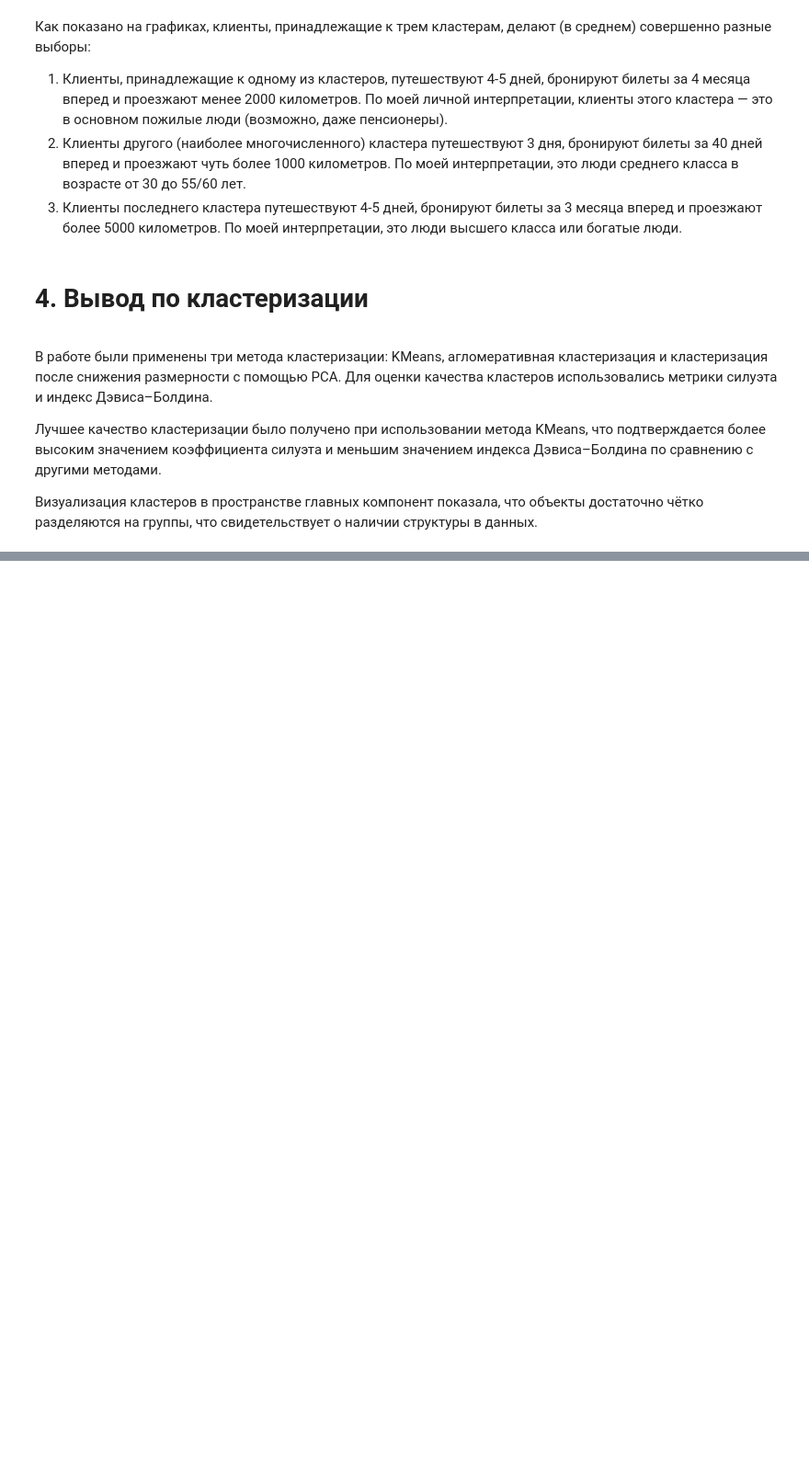
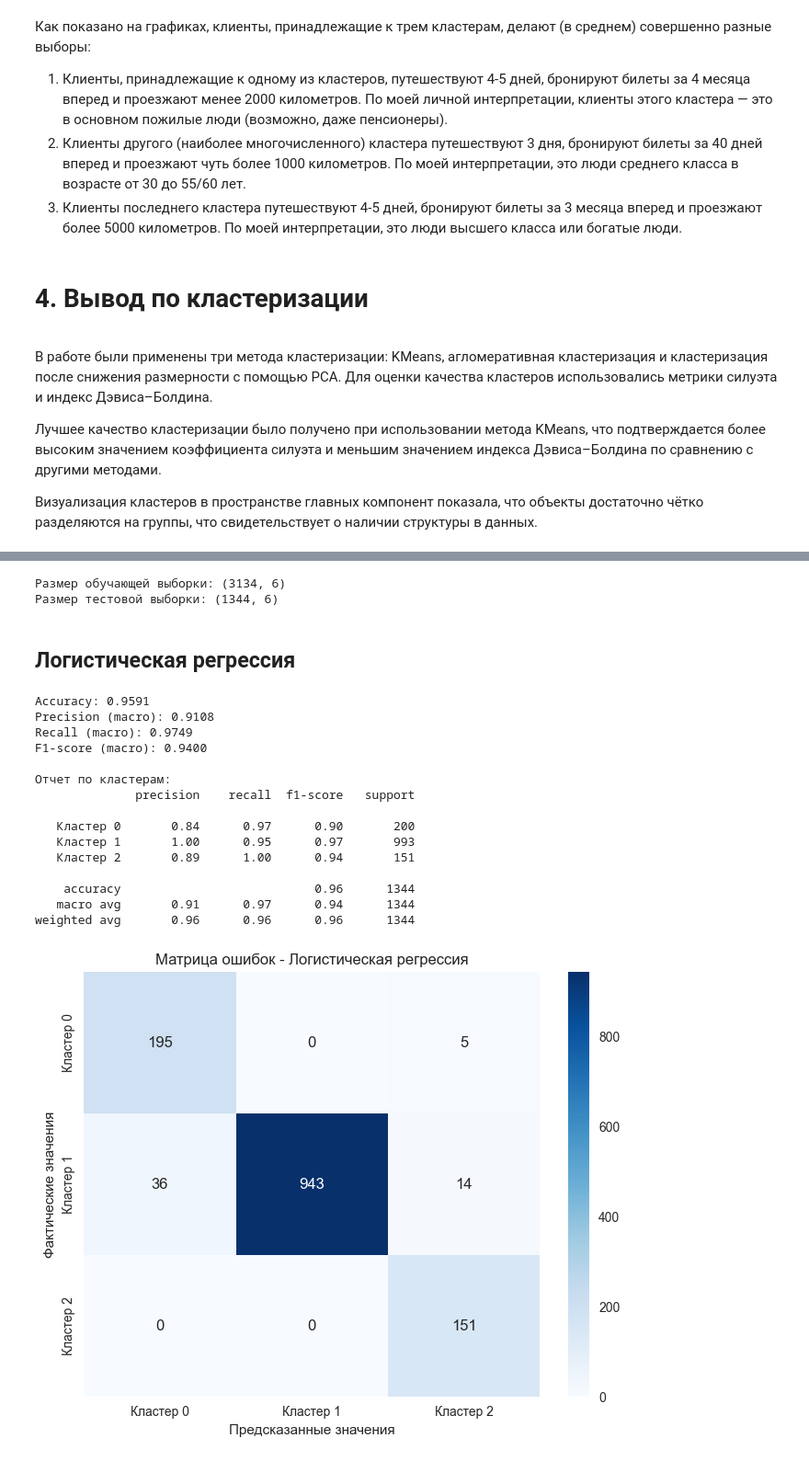
Before and after one commit to ArtemKrutoiy123/team_work_travel, a Jupyter notebook: travels_clasterization.ipynb, the cells around one changed output, grey strips where cells are left out. Shown at 92% size. Drawn from its saved outputs; the diff is of its cells as text; code cells hidden in the pictures; blank space fills up the shorter version.

```diff
--- a/travels_clasterization.ipynb
+++ b/travels_clasterization.ipynb
@@ -866,0 +979,63 @@ plt.tight_layout()
+# %%
+from sklearn.model_selection import train_test_split, cross_val_score, StratifiedKFold
+from sklearn.linear_model import LogisticRegression
+from sklearn.ensemble import RandomForestClassifier
+from sklearn.svm import SVC
+from sklearn.metrics import (classification_report, confusion_matrix, accuracy_score, precision_score, recall_score, f1_score)
+import joblib
+import warnings
+warnings.filterwarnings('ignore')
+
+X = city_groups_scl[features].copy()
+y = yhat.copy()
+
+X_train, X_test, y_train, y_test = train_test_split(
+    X, y, test_size=0.3, random_state=42, stratify=y
+)
+
+print(f"Размер обучающей выборки: {X_train.shape}")
+print(f"Размер тестовой выборки: {X_test.shape}")
+# %% [output]
+Размер обучающей выборки: (3134, 6)
+Размер тестовой выборки: (1344, 6)
+# %% [markdown]
+## Логистическая регрессия
+# %%
+lr_model = LogisticRegression(max_iter=1000, random_state=42, class_weight='balanced')
+lr_model.fit(X_train, y_train)
+
+y_pred_lr = lr_model.predict(X_test)
+
+print(f"Accuracy: {accuracy_score(y_test, y_pred_lr):.4f}")
+print(f"Precision (macro): {precision_score(y_test, y_pred_lr, average='macro'):.4f}")
+print(f"Recall (macro): {recall_score(y_test, y_pred_lr, average='macro'):.4f}")
+print(f"F1-score (macro): {f1_score(y_test, y_pred_lr, average='macro'):.4f}")
+print("\nОтчет по кластерам:")
+print(classification_report(y_test, y_pred_lr, target_names=['Кластер 0', 'Кластер 1', 'Кластер 2']))
+
+plt.figure(figsize=(8, 6))
+cm = confusion_matrix(y_test, y_pred_lr)
+sns.heatmap(cm, annot=True, fmt='d', cmap='Blues',
+            xticklabels=['Кластер 0', 'Кластер 1', 'Кластер 2'],
+            yticklabels=['Кластер 0', 'Кластер 1', 'Кластер 2'])
+plt.title('Матрица ошибок - Логистическая регрессия')
+plt.ylabel('Фактические значения')
+plt.xlabel('Предсказанные значения')
+plt.show()
+# %% [output]
+Accuracy: 0.9591
+Precision (macro): 0.9108
+Recall (macro): 0.9749
+F1-score (macro): 0.9400
+
+Отчет по кластерам:
+              precision    recall  f1-score   support
+
+   Кластер 0       0.84      0.97      0.90       200
+   Кластер 1       1.00      0.95      0.97       993
+   Кластер 2       0.89      1.00      0.94       151
+
+    accuracy                           0.96      1344
+   macro avg       0.91      0.97      0.94      1344
+weighted avg       0.96      0.96      0.96      1344
+[figure, added]
```
Also changed, not shown: parts of 30 cells of this notebook, 1 other file.
